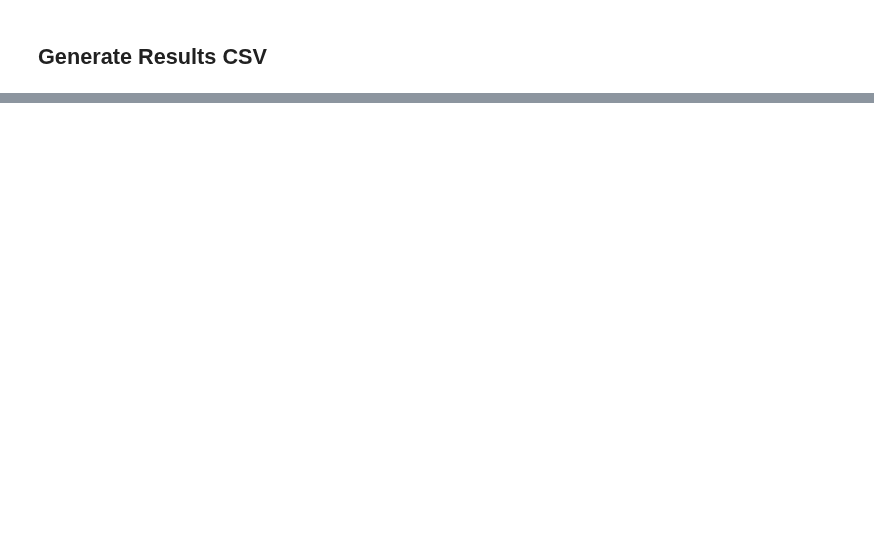
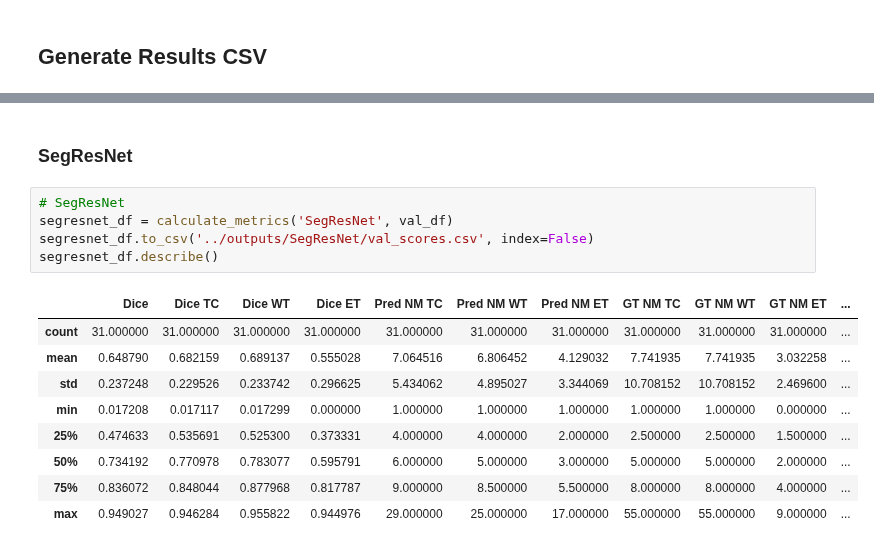
Before and after one commit to NachoGV/Semantic-Segmentation-of-Brain-Metastases-in-MRI-Scans, a Jupyter notebook: utils/results_generator.ipynb, the cells around one changed output, grey strips where cells are left out. Saved outputs shown, nothing was run; the diff lists cells and outputs as text; blank space fills up the shorter version.

```diff
--- a/utils/results_generator.ipynb
+++ b/utils/results_generator.ipynb
@@ -76,2 +129,19 @@ ahnet_df.describe()
+# %% [markdown]
+### SegResNet
+# %%
+# SegResNet
+segresnet_df = calculate_metrics('SegResNet', val_df)
+segresnet_df.to_csv('../outputs/SegResNet/val_scores.csv', index=False)
+segresnet_df.describe()
+# %% [output]
+|  | Dice | Dice TC | Dice WT | Dice ET | Pred NM TC | Pred NM WT | Pred NM ET | GT NM TC | GT NM WT | GT NM ET | ... |
+| count | 31.000000 | 31.000000 | 31.000000 | 31.000000 | 31.000000 | 31.000000 | 31.000000 | 31.000000 | 31.000000 | 31.000000 | ... |
+| mean | 0.648790 | 0.682159 | 0.689137 | 0.555028 | 7.064516 | 6.806452 | 4.129032 | 7.741935 | 7.741935 | 3.032258 | ... |
+| std | 0.237248 | 0.229526 | 0.233742 | 0.296625 | 5.434062 | 4.895027 | 3.344069 | 10.708152 | 10.708152 | 2.469600 | ... |
+| min | 0.017208 | 0.017117 | 0.017299 | 0.000000 | 1.000000 | 1.000000 | 1.000000 | 1.000000 | 1.000000 | 0.000000 | ... |
+| 25% | 0.474633 | 0.535691 | 0.525300 | 0.373331 | 4.000000 | 4.000000 | 2.000000 | 2.500000 | 2.500000 | 1.500000 | ... |
+| 50% | 0.734192 | 0.770978 | 0.783077 | 0.595791 | 6.000000 | 5.000000 | 3.000000 | 5.000000 | 5.000000 | 2.000000 | ... |
+| 75% | 0.836072 | 0.848044 | 0.877968 | 0.817787 | 9.000000 | 8.500000 | 5.500000 | 8.000000 | 8.000000 | 4.000000 | ... |
+| max | 0.949027 | 0.946284 | 0.955822 | 0.944976 | 29.000000 | 25.000000 | 17.000000 | 55.000000 | 55.000000 | 9.000000 | ... |
 # %%
 # SegResNet
```
Also changed, not shown: parts of 14 cells of this notebook, 13 other files.
